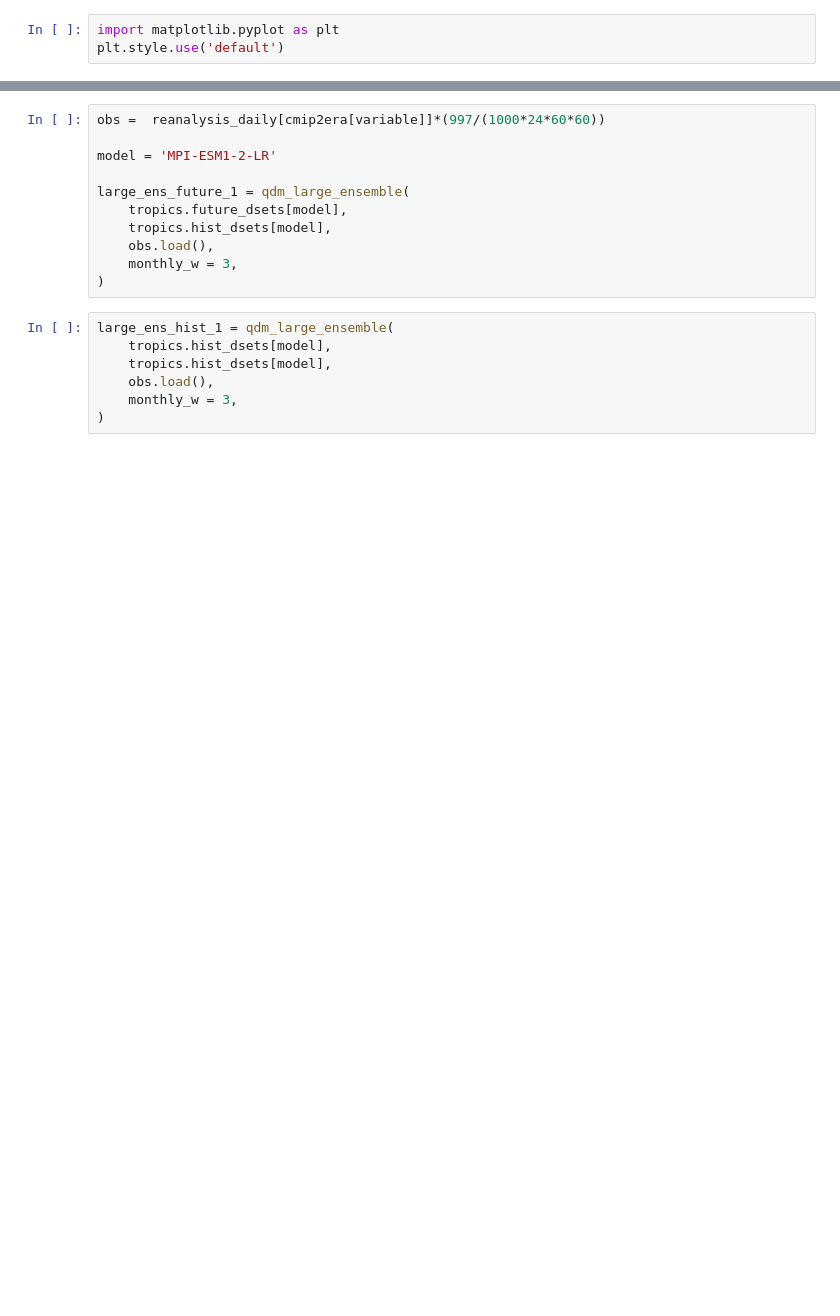
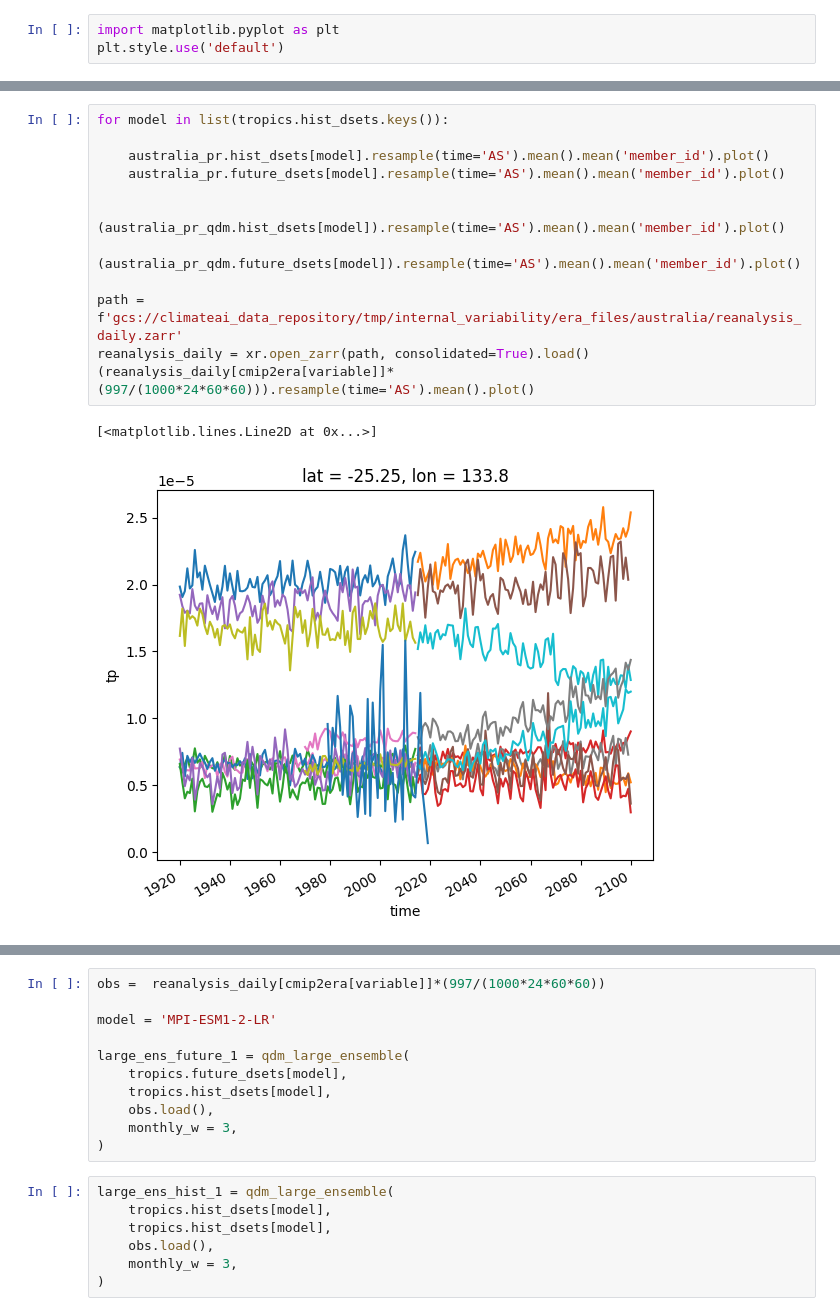
Before and after one commit to MackenzieBlanusa/InternalVariability, a Jupyter notebook: notebooks/Historical_qdm copy.ipynb, the cells around one changed output, grey strips where cells are left out. Saved outputs shown, nothing was run; the diff lists cells and outputs as text; blank space fills up the shorter version.

```diff
--- a/notebooks/Historical_qdm copy.ipynb
+++ b/notebooks/Historical_qdm copy.ipynb
@@ -64,0 +217,15 @@ Processing tropics future for tasmax
+# %%
+for model in list(tropics.hist_dsets.keys()):
+
+    australia_pr.hist_dsets[model].resample(time='AS').mean().mean('member_id').plot()
+    australia_pr.future_dsets[model].resample(time='AS').mean().mean('member_id').plot()
+
+    (australia_pr_qdm.hist_dsets[model]).resample(time='AS').mean().mean('member_id').plot()
+    (australia_pr_qdm.future_dsets[model]).resample(time='AS').mean().mean('member_id').plot()
+
+path = f'gcs://climateai_data_repository/tmp/internal_variability/era_files/australia/reanalysis_daily.zarr'
+reanalysis_daily = xr.open_zarr(path, consolidated=True).load()
+(reanalysis_daily[cmip2era[variable]]* (997/(1000*24*60*60))).resample(time='AS').mean().plot()
+# %% [output]
+[<matplotlib.lines.Line2D at 0x...>]
+[figure, added]
```
Also changed, not shown: parts of 48 cells of this notebook.
